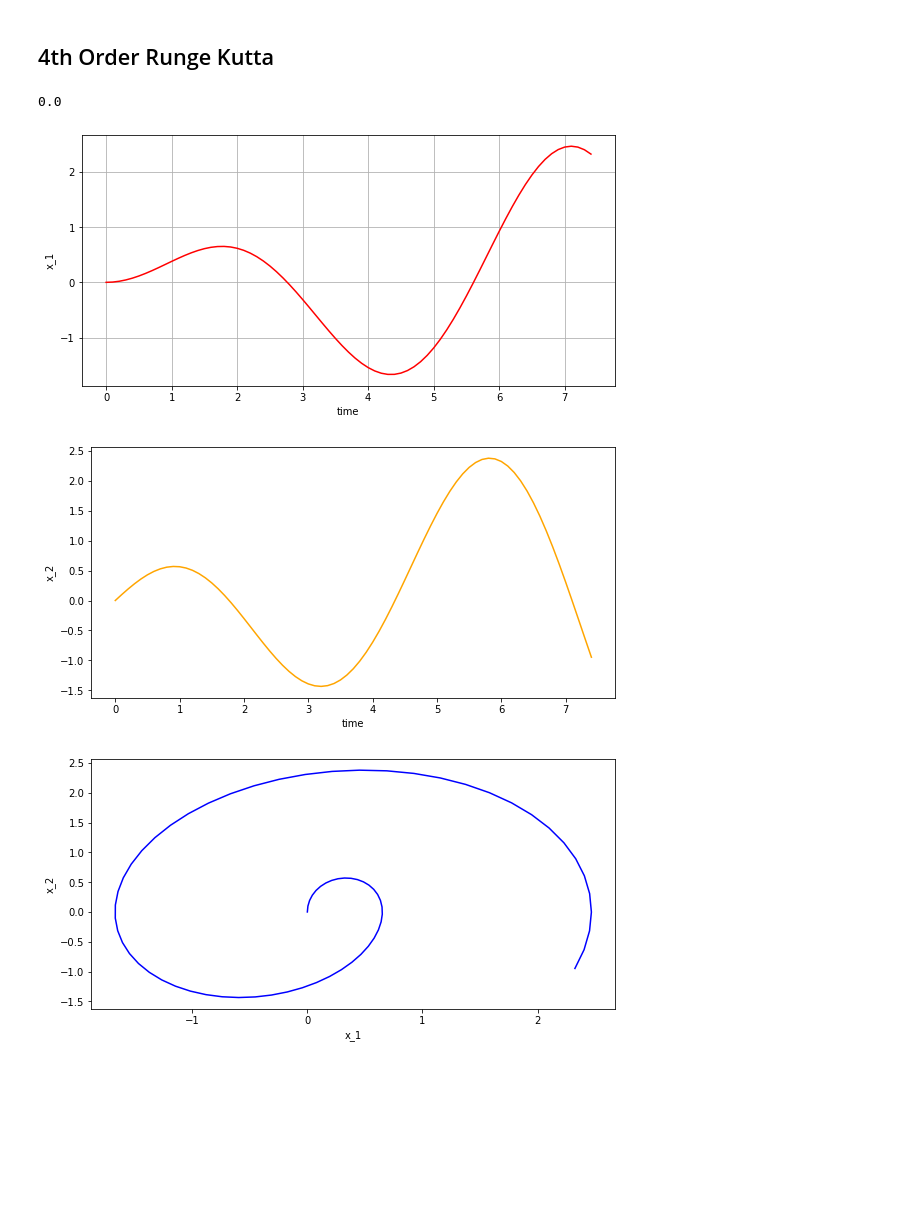
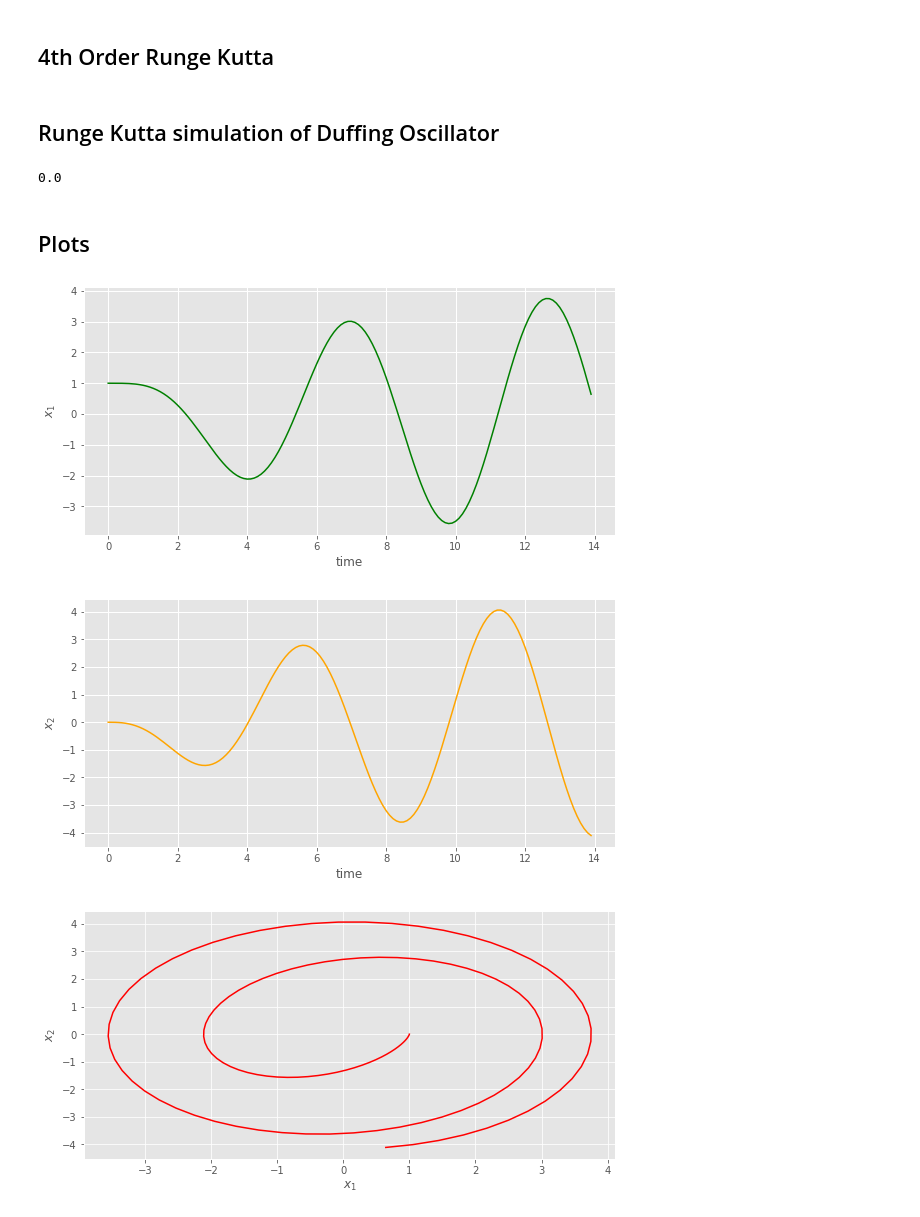
Before and after one commit to felipefrocha/esufmg-tmsd, a Jupyter notebook: runge_kutta_duffing_oscillator.ipynb, the cells around one changed output. Saved outputs shown, nothing was run; the diff lists cells and outputs as text; code cells hidden in the pictures; blank space fills up the shorter version.

Commit message:
Changed plots

```diff
--- a/runge_kutta_duffing_oscillator.ipynb
+++ b/runge_kutta_duffing_oscillator.ipynb
@@ -54,14 +58,16 @@ def rkDuffing(x0, ux, uy, h, t):
         result_x[i] = savex0[i] + (phi[i] + xd[i]) * h / 6
 
     return result_x
+# %% [markdown]
+## Runge Kutta simulation of Duffing Oscillator
 # %%
 t0 = 0
-tf = 7.5
+tf = 14
 h = 0.1
 t = np.arange(t0, tf, h)
 [print(i) for i in t if i < 0.1]
 
-x0 = np.array([[0.001], [0]])
+x0 = np.array([[1], [0]])
 
 z_x = np.zeros((len(x0), len(t) - 1))
 x = x0.copy()
@@ -69,35 +75,43 @@ x = np.append(x, z_x, axis=1)
 
 gama = 1
 omega = 1.2
-u = np.array([gama * math.cos(omega * i) for i in t])  #np.zeros((len(t), 1))
+u = np.array([gama * math.cos(omega * i) for i in t])
 
 for k in range(1, len(t)):
     result = rkDuffing(x[:, k - 1].copy(), u[k], u[k], h, t[k])
     x[:, k] = result
 # %% [output]
 0.0
+# %% [markdown]
+## Plots
 # %%
+plt.style.use('ggplot')
+
+
+
 fig, ax = plt.subplots(constrained_layout=True, figsize=(8, 4))
 ax.set(xlabel='time')
-ax.set(ylabel='x_1')
+ax.set(ylabel=r'$x_1$')
 color = ['red', 'green', 'blue', 'yellow', 'orange']
 ax.plot(t, x[0, :], color=color[random.randint(0, len(color) - 1)])
-ax.grid()
+ax.grid(color='w', linestyle='-', linewidth=1)
 fig.savefig(f'x_1_duffing.png')
+
 fig1, ax1 = plt.subplots(constrained_layout=True, figsize=(8,4))
 ax1.set(xlabel='time')
-ax1.set(ylabel='x_2')
+ax1.set(ylabel=r'$x_2$')
 ax1.plot(t, x[1, :], color=color[random.randint(0, len(color) - 1)])
-ax1.grid()
+ax1.grid(color='w', linestyle='-', linewidth=1)
 fig1.savefig(f'x_2_duffing.png')
+
 fig2, ax2 = plt.subplots(constrained_layout=True, figsize=(8,4))
-ax2.set(xlabel='x_1')
-ax2.set(ylabel='x_2')
+ax2.set(xlabel=r'$x_1$')
+ax2.set(ylabel=r'$x_2$')
 ax2.plot(x[0, :], x[1, :], color=color[random.randint(0, len(color) - 1)])
-ax1.grid()
+ax1.grid(color='w', linestyle='-', linewidth=1)
 fig2.savefig(f'x_1_x_2_duffing.png')
 plt.show()
 # %% [output]
-[figure, old version]
+[figure, new version]
-[figure, old version]
+[figure, new version]
-[figure, old version]
+[figure, new version]
```
Also changed, not shown: parts of 1 cell of this notebook, 3 other files.
